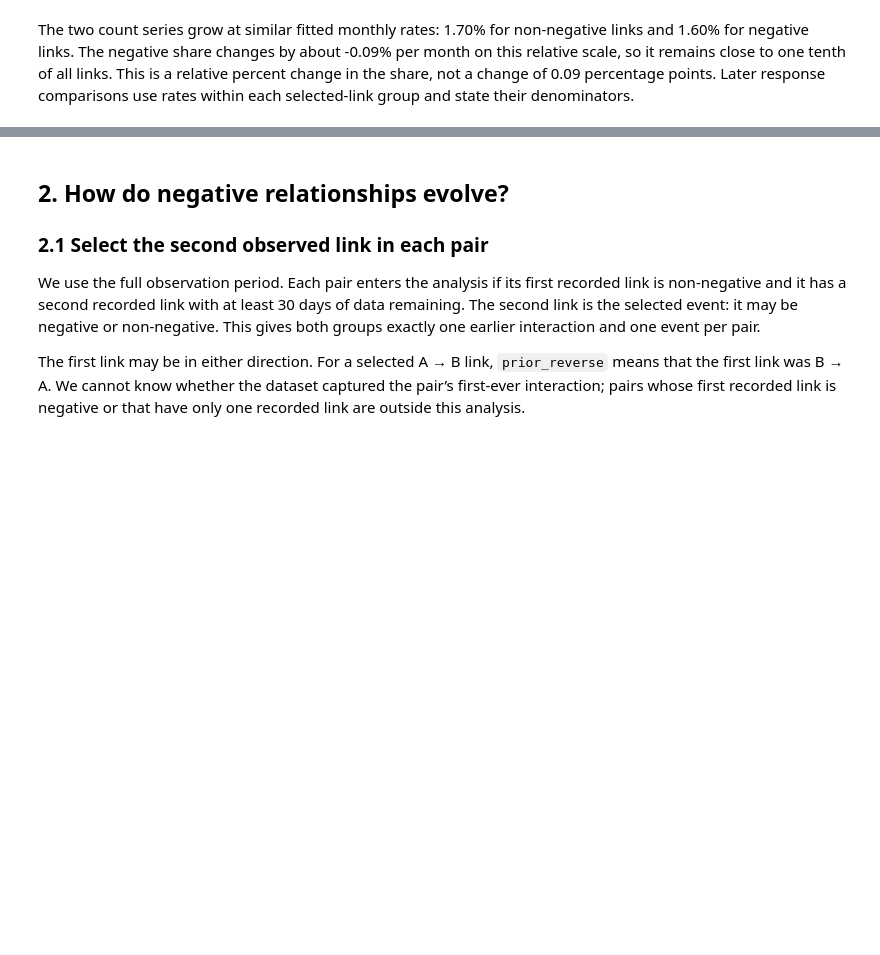
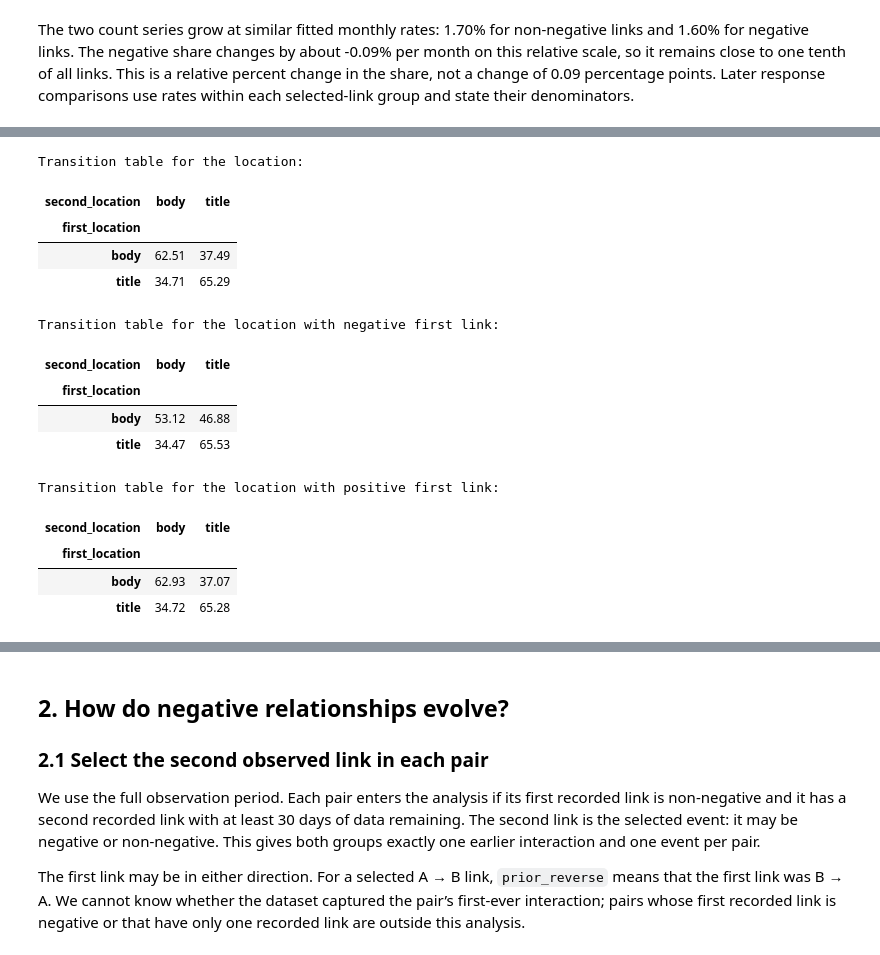
Before and after one commit to RomainFast121/ada_project, a Jupyter notebook: result_P2.ipynb, the cells around one changed output, grey strips where cells are left out. Saved outputs shown, nothing was run; the diff lists cells and outputs as text; code cells hidden in the pictures; blank space fills up the shorter version.

```diff
--- a/result_P2.ipynb
+++ b/result_P2.ipynb
@@ -124,0 +222,18 @@ The two count series grow at similar fitted monthly rates: 1.70% for non-negativ
+# %%
+first_two_recip = show_location_transitions(valid_pairs)
+# %% [output]
+Transition table for the location:
+| second_location | body | title |
+| first_location |  |  |
+| body | 62.51 | 37.49 |
+| title | 34.71 | 65.29 |
+Transition table for the location with negative first link:
+| second_location | body | title |
+| first_location |  |  |
+| body | 53.12 | 46.88 |
+| title | 34.47 | 65.53 |
+Transition table for the location with positive first link:
+| second_location | body | title |
+| first_location |  |  |
+| body | 62.93 | 37.07 |
+| title | 34.72 | 65.28 |
```
Also changed, not shown: parts of 30 cells of this notebook, 6 other files.
